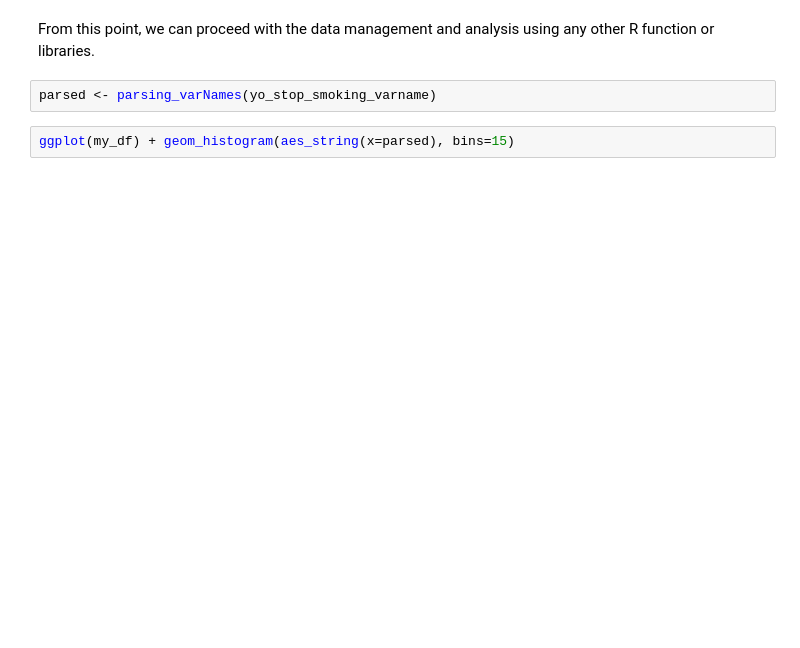
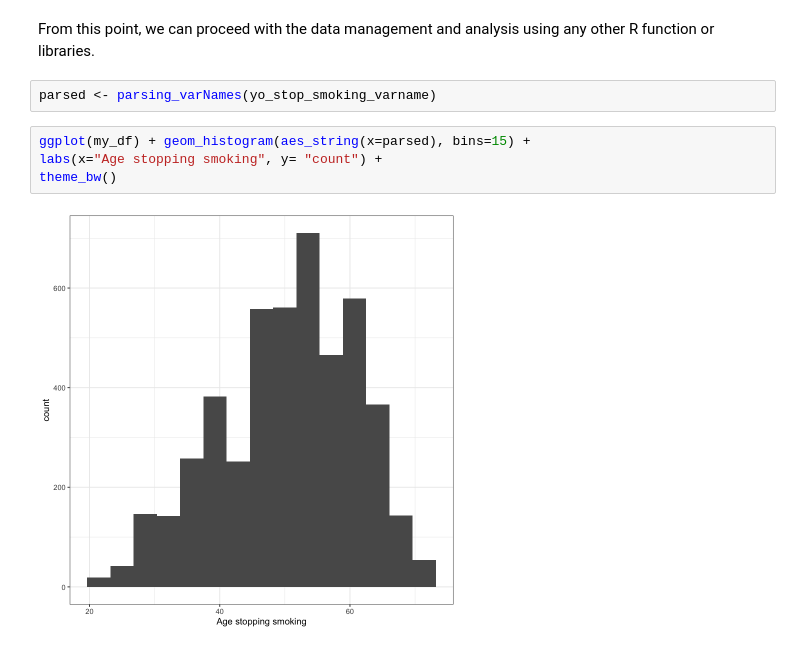
Before and after one commit to hms-dbmi/Access-to-Data-using-PIC-SURE-API, a Jupyter notebook: NHLBI_BioData_Catalyst/R/PICSURE_API_101.ipynb, the cells around one changed output. Saved outputs shown, nothing was run; the diff lists cells and outputs as text; blank space fills up the shorter version.

```diff
--- a/NHLBI_BioData_Catalyst/R/PICSURE_API_101.ipynb
+++ b/NHLBI_BioData_Catalyst/R/PICSURE_API_101.ipynb
@@ -197,4 +321,8 @@ From this point, we can proceed with the data management and analysis using any
 # %%
 parsed <- parsing_varNames(yo_stop_smoking_varname)
 # %%
-ggplot(my_df) + geom_histogram(aes_string(x=parsed), bins=15)
+ggplot(my_df) + geom_histogram(aes_string(x=parsed), bins=15) +
+labs(x="Age stopping smoking", y= "count") +
+theme_bw()
+# %% [output]
+[figure, added]
```
Also changed, not shown: parts of 9 cells of this notebook, 2 other files.
